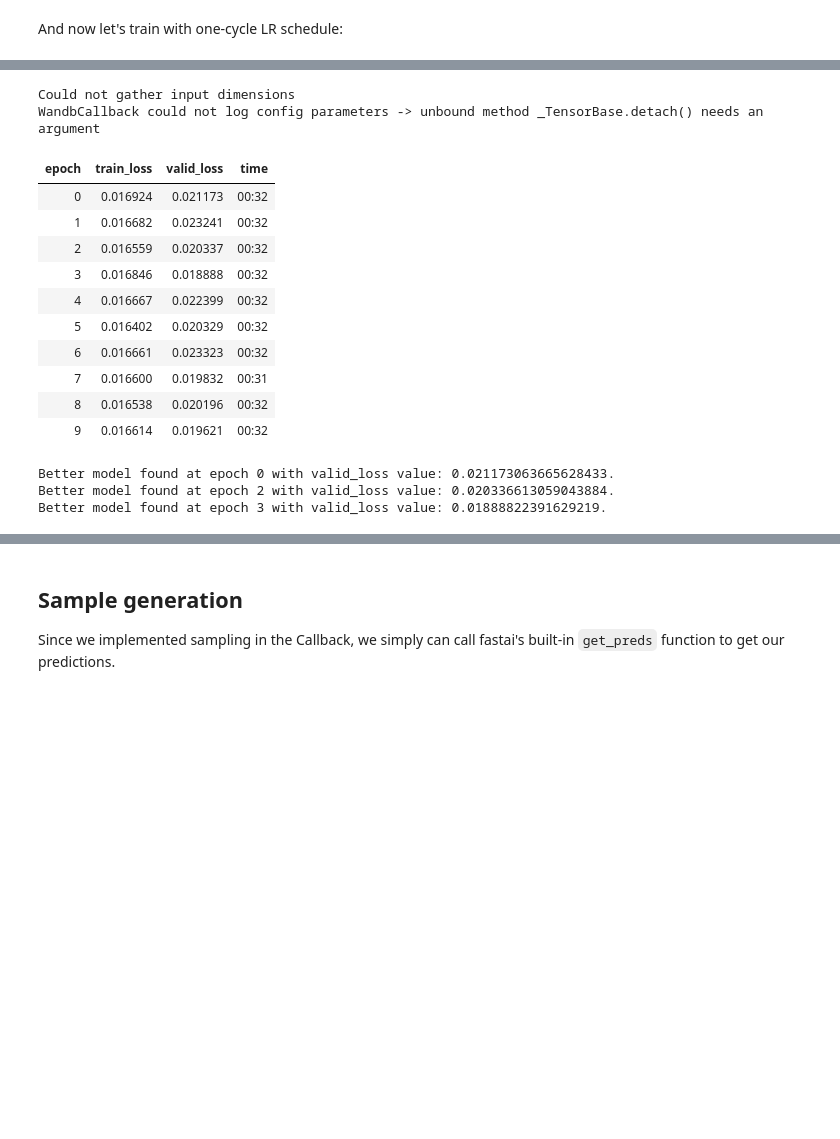
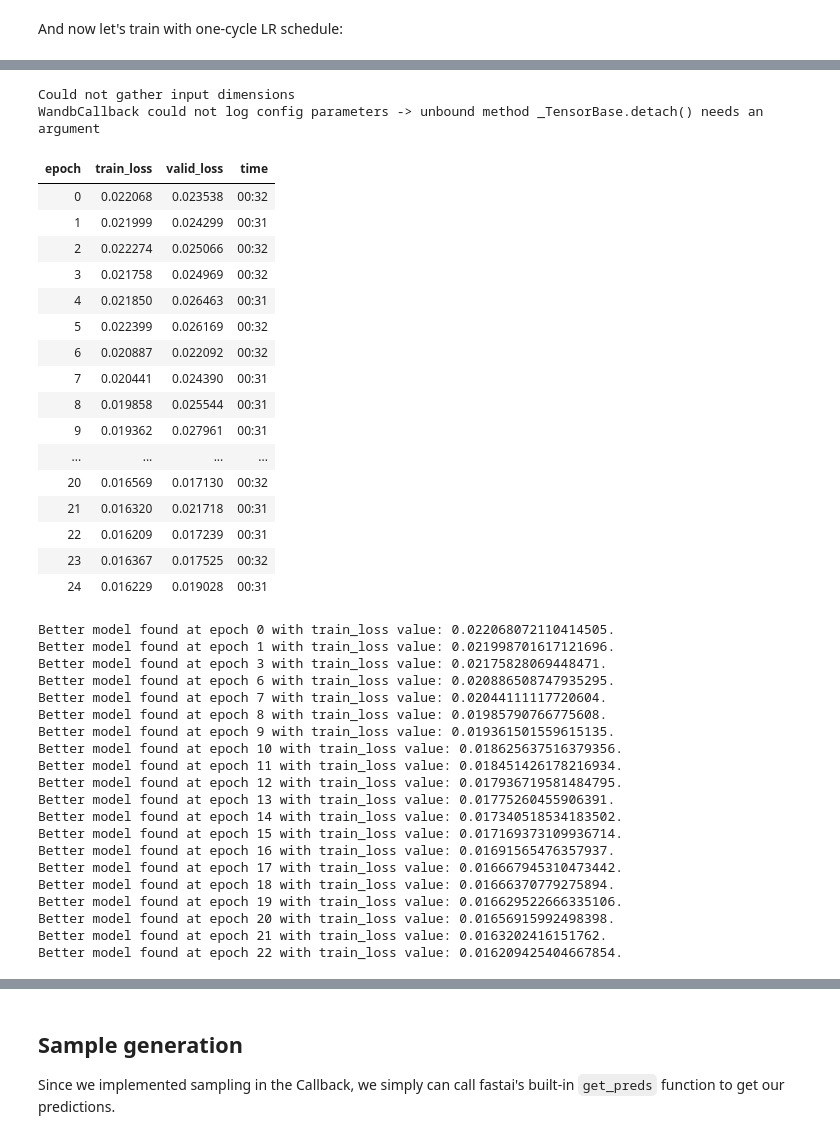
Before and after one commit to fastai/fastdiffusion, a Jupyter notebook: nbs/tcapelle/Diffusion_models_with_fastai_conditional.ipynb, the cells around one changed output, grey strips where cells are left out. Saved outputs shown, nothing was run; the diff lists cells and outputs as text; code cells hidden in the pictures; blank space fills up the shorter version.

```diff
--- a/nbs/tcapelle/Diffusion_models_with_fastai_conditional.ipynb
+++ b/nbs/tcapelle/Diffusion_models_with_fastai_conditional.ipynb
@@ -26,7 +26,7 @@ Let's load our data. We'll work with the famous MNIST dataset.
 # %%
 bs = 512 # batch size
 size = 32 # image size
-epochs = 100
+epochs = 25
 # %%
 path = untar_data(URLs.MNIST)
 # %% [markdown]
@@ -89,15 +93,17 @@ class ConditionalDDPMCallback(Callback):
         eps = self.generate_noise(x0) # noise same shape as x0
         t =  self.sample_timesteps(x0) # select random timesteps
         xt =  self.noise_image(x0, eps, t)  # add noise to the image
+        # print(x0.shape, y0.shape, t.shape, xt.shape, eps.shape)
+
         self.learn.xb = (xt, t, y0) # input to our model is noisy image, timestep and label
         self.learn.yb = (eps,) # ground truth is the noise
 
     def before_batch_sampling(self):
         xt = self.generate_noise(self.xb[0]) # a full batch at once!
         label = torch.arange(10, dtype=torch.long, device=xt.device).repeat(xt.shape[0]//10 + 1).flatten()[0:xt.shape[0]]
-        for t in progress_bar(reversed(range(1, self.n_steps)), total=self.n_steps, leave=False):
+        for t in progress_bar(reversed(range(self.n_steps)), total=self.n_steps, leave=False):
             t_batch = torch.full((xt.shape[0],), t, device=xt.device, dtype=torch.long)
-            z = self.generate_noise(xt) if t > 1 else torch.zeros_like(xt)
+            z = self.generate_noise(xt) if t > 0 else torch.zeros_like(xt)
             alpha_t = self.alpha[t] # get noise level at current timestep
             alpha_bar_t = self.alpha_bar[t]
             sigma_t = self.sigma[t]
@@ -134,3 +140,5 @@ Now we can create a fastai Learner with our DataLoaders, Callback (with the appr
 ddpm_learner = Learner(dls, model,
                        cbs=[ConditionalDDPMCallback(n_steps=1000, beta_min=0.0001, beta_max=0.02, tensor_type=TensorImageBW)],
                        loss_func=nn.MSELoss()).to_fp16()
+# %%
+ddpm_learner.load("model")
@@ -158,22 +192,45 @@ Syncing run azure-river-32 to Weights & Biases (docs)
 # %%
-ddpm_learner.fit_one_cycle(10, 1e-5, cbs =[SaveModelCallback(), WandbCallback(log_preds=False, log_model=True, model_name="mnist")])
+ddpm_learner.fit_one_cycle(epochs, 3e-4, cbs =[SaveModelCallback(monitor="train_loss", fname="mnist"), WandbCallback(log_preds=False, log_model=True)])
 # %% [output]
 Could not gather input dimensions
 WandbCallback could not log config parameters -> unbound method _TensorBase.detach() needs an argument
 | epoch | train_loss | valid_loss | time |
-| 0 | 0.016924 | 0.021173 | 00:32 |
-| 1 | 0.016682 | 0.023241 | 00:32 |
-| 2 | 0.016559 | 0.020337 | 00:32 |
-| 3 | 0.016846 | 0.018888 | 00:32 |
-| 4 | 0.016667 | 0.022399 | 00:32 |
-| 5 | 0.016402 | 0.020329 | 00:32 |
-| 6 | 0.016661 | 0.023323 | 00:32 |
-| 7 | 0.016600 | 0.019832 | 00:31 |
-| 8 | 0.016538 | 0.020196 | 00:32 |
-| 9 | 0.016614 | 0.019621 | 00:32 |
+| 0 | 0.022068 | 0.023538 | 00:32 |
+| 1 | 0.021999 | 0.024299 | 00:31 |
+| 2 | 0.022274 | 0.025066 | 00:32 |
+| 3 | 0.021758 | 0.024969 | 00:32 |
+| 4 | 0.021850 | 0.026463 | 00:31 |
+| 5 | 0.022399 | 0.026169 | 00:32 |
+| 6 | 0.020887 | 0.022092 | 00:32 |
+| 7 | 0.020441 | 0.024390 | 00:31 |
+| 8 | 0.019858 | 0.025544 | 00:31 |
+| 9 | 0.019362 | 0.027961 | 00:31 |
+| ... | ... | ... | ... |
+| 20 | 0.016569 | 0.017130 | 00:32 |
+| 21 | 0.016320 | 0.021718 | 00:31 |
+| 22 | 0.016209 | 0.017239 | 00:31 |
+| 23 | 0.016367 | 0.017525 | 00:32 |
+| 24 | 0.016229 | 0.019028 | 00:31 |
-Better model found at epoch 0 with valid_loss value: 0.021173063665628433.
-Better model found at epoch 2 with valid_loss value: 0.020336613059043884.
-Better model found at epoch 3 with valid_loss value: 0.01888822391629219.
+Better model found at epoch 0 with train_loss value: 0.022068072110414505.
+Better model found at epoch 1 with train_loss value: 0.021998701617121696.
+Better model found at epoch 3 with train_loss value: 0.02175828069448471.
+Better model found at epoch 6 with train_loss value: 0.020886508747935295.
+Better model found at epoch 7 with train_loss value: 0.02044111117720604.
+Better model found at epoch 8 with train_loss value: 0.01985790766775608.
+Better model found at epoch 9 with train_loss value: 0.019361501559615135.
+Better model found at epoch 10 with train_loss value: 0.018625637516379356.
+Better model found at epoch 11 with train_loss value: 0.018451426178216934.
+Better model found at epoch 12 with train_loss value: 0.017936719581484795.
+Better model found at epoch 13 with train_loss value: 0.01775260455906391.
+Better model found at epoch 14 with train_loss value: 0.017340518534183502.
+Better model found at epoch 15 with train_loss value: 0.017169373109936714.
+Better model found at epoch 16 with train_loss value: 0.01691565476357937.
+Better model found at epoch 17 with train_loss value: 0.016667945310473442.
+Better model found at epoch 18 with train_loss value: 0.01666370779275894.
+Better model found at epoch 19 with train_loss value: 0.016629522666335106.
+Better model found at epoch 20 with train_loss value: 0.01656915992498398.
+Better model found at epoch 21 with train_loss value: 0.0163202416151762.
+Better model found at epoch 22 with train_loss value: 0.016209425404667854.
 # %%
 ddpm_learner.recorder.plot_loss()
 # %% [output]
```
Also changed, not shown: parts of 13 cells of this notebook.
